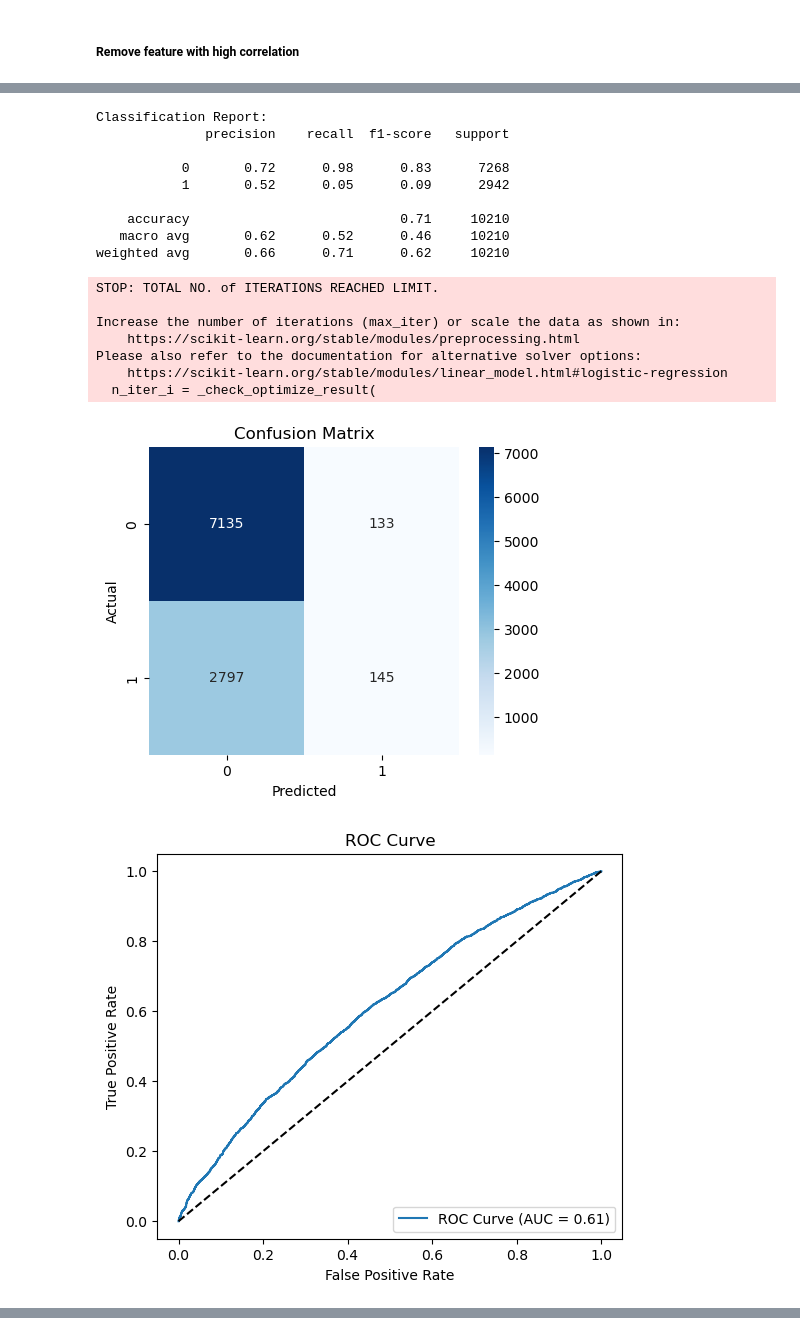
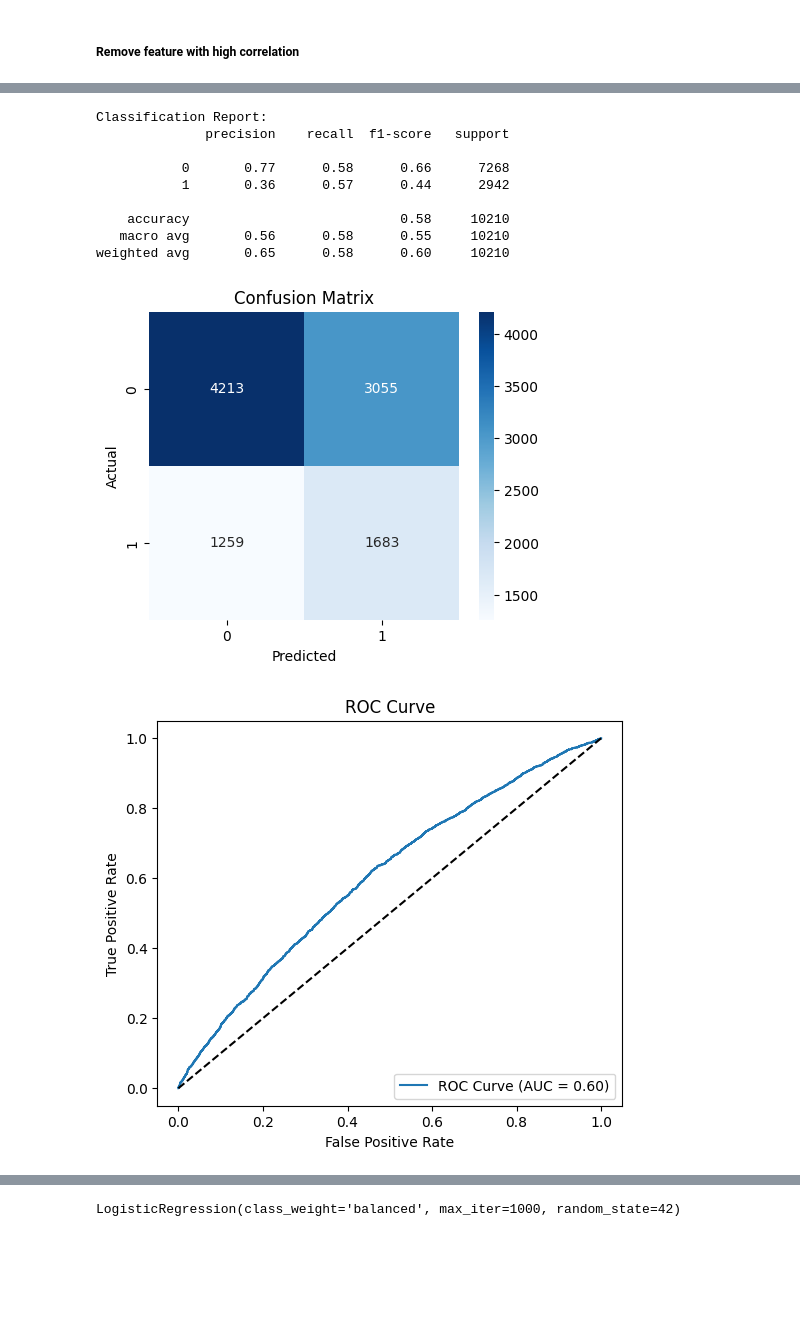
Before and after one commit to sthasubin429/slpt, a Jupyter notebook: src/telecom_churn.ipynb, the cells around one changed output, grey strips where cells are left out. Cells and saved outputs as stored; diff of their text form; code cells hidden in the pictures; blank space fills up the shorter version.

Commit message:
Model optimization

```diff
--- a/src/telecom_churn.ipynb
+++ b/src/telecom_churn.ipynb
@@ -568,5 +558,9 @@ plot_feat_importances(important_feat[important_feat > 0.005])
 # %% [markdown]
 ##### Remove feature with high correlation
+# %%
+# Crop customer_id
+dropped_cols = ["CustomerID"]
+data_fe = data_fe.drop(columns=dropped_cols)
 # %%
 corr= data_fe.corr()
 
@@ -606,4 +598,4 @@ dropped_cols
  'CreditRatingNum']
 # %%
-df_pca = data_fe.drop(columns=dropped_cols)
+data_sf = data_fe.drop(columns=dropped_cols)
 # %%
@@ -632,2 +624,3 @@ memory usage: 17.9 MB
 # %%
-# data_fe = df_pca.copy()
+data_norm = data_sf.copy()
+data_norm.head()
@@ -634,3 +634,15 @@ memory usage: 17.9 MB
 # %%
-# data_fe.head()
+num_cols = [
+  'MonthlyMinutes', 'TotalRecurringCharge', 'DirectorAssistedCalls', 'RoamingCalls',
+  'PercChangeMinutes', 'PercChangeRevenues', 'BlockedCalls', 'CustomerCareCalls',
+  'ThreewayCalls', 'InboundCalls', 'CallForwardingCalls', 'CallWaitingCalls',
+  'MonthsInService', 'CurrentEquipmentDays',
+]
+
+scaler = StandardScaler()
+data_norm[num_cols] = scaler.fit_transform(data_norm[num_cols])
+
+float_cols = [col for col in data_norm.columns if col not in num_cols and data_norm[col].dtype == float]
+data_norm[float_cols] = data_norm[float_cols].astype(int)
+data_norm.head()
 # %% [output]
@@ -779,11 +661,13 @@ def logistic_regression_pipeline(df, target_col, model_name = "logistic_regressi
 
     # Train/test split
     X_train, X_test, y_train, y_test = train_test_split(
-    X, y, test_size=test_size, random_state=seed, stratify=y
-  )
+        X, y, test_size=test_size, random_state=seed, stratify=y
+    )
 
     # Fit logistic regression
-    model = LogisticRegression(max_iter=1000, random_state=seed)
+    model = LogisticRegression(
+        max_iter=1000, random_state=seed, class_weight="balanced"
+    )
     model.fit(X_train, y_train)
 
     # Predictions
@@ -799,45 +683,39 @@ def logistic_regression_pipeline(df, target_col, model_name = "logistic_regressi
     plt.figure(figsize=(5, 4))
     sns.heatmap(cm, annot=True, fmt="d", cmap="Blues")
     plt.title("Confusion Matrix")
     plt.xlabel("Predicted")
     plt.ylabel("Actual")
     plt.show()
 
     # ROC curve
     fpr, tpr, thresholds = roc_curve(y_test, y_proba)
     auc_score = roc_auc_score(y_test, y_proba)
 
     plt.figure(figsize=(6, 5))
     plt.plot(fpr, tpr, label=f"ROC Curve (AUC = {auc_score:.2f})")
     plt.plot([0, 1], [0, 1], "k--")
     plt.xlabel("False Positive Rate")
     plt.ylabel("True Positive Rate")
     plt.title("ROC Curve")
     plt.legend(loc="lower right")
     plt.show()
 
     # Export model to models/ directory
     joblib.dump(model, get_path(f"models/{model_name}.joblib"))
 
     return model
 
-logistic_regression_pipeline(df=df_pca, target_col="Churn")
+logistic_regression_model = logistic_regression_pipeline(df=data_norm, target_col="Churn")
+logistic_regression_model
 # %% [output]
 Classification Report:
               precision    recall  f1-score   support
 
-           0       0.72      0.98      0.83      7268
-           1       0.52      0.05      0.09      2942
+           0       0.77      0.58      0.66      7268
+           1       0.36      0.57      0.44      2942
 
-    accuracy                           0.71     10210
-   macro avg       0.62      0.52      0.46     10210
-weighted avg       0.66      0.71      0.62     10210
+    accuracy                           0.58     10210
+   macro avg       0.56      0.58      0.55     10210
+weighted avg       0.65      0.58      0.60     10210
-STOP: TOTAL NO. of ITERATIONS REACHED LIMIT.
-
-Increase the number of iterations (max_iter) or scale the data as shown in:
-    https://scikit-learn.org/stable/modules/preprocessing.html
-Please also refer to the documentation for alternative solver options:
-    https://scikit-learn.org/stable/modules/linear_model.html#logistic-regression
-  n_iter_i = _check_optimize_result(
-[figure, old version]
+[figure, new version]
-[figure, old version]
+[figure, new version]
@@ -844,0 +722 @@ LogisticRegression(max_iter=1000, random_state=42)
+LogisticRegression(class_weight='balanced', max_iter=1000, random_state=42)
```
Also changed, not shown: parts of 38 cells of this notebook, 11 other files.
